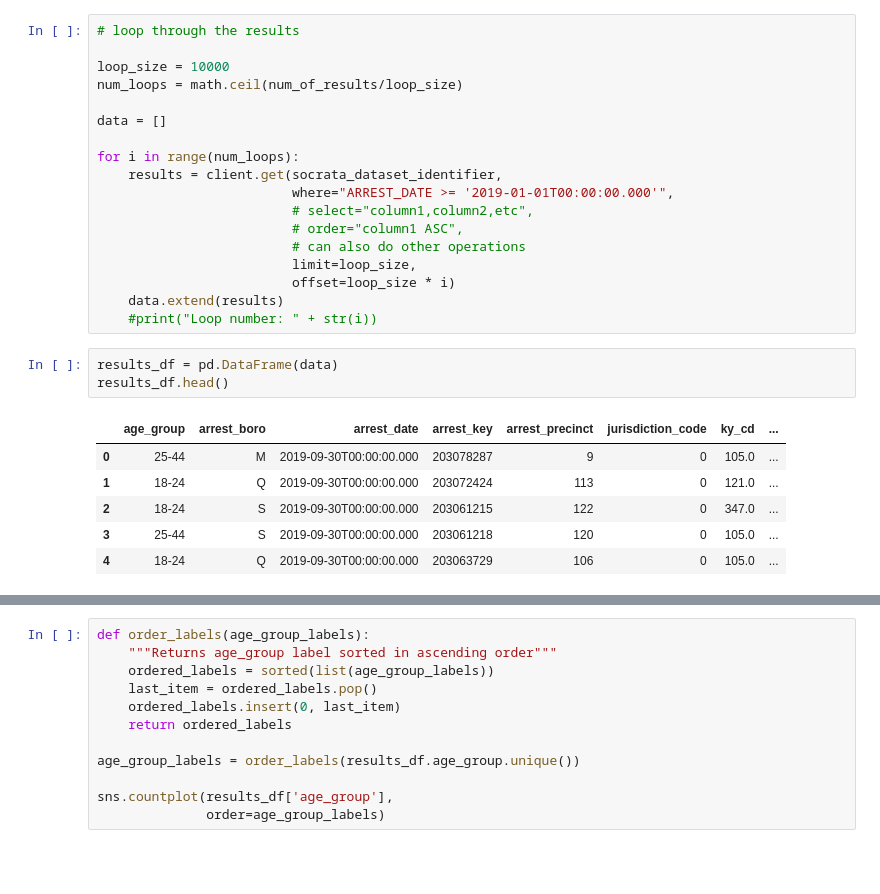
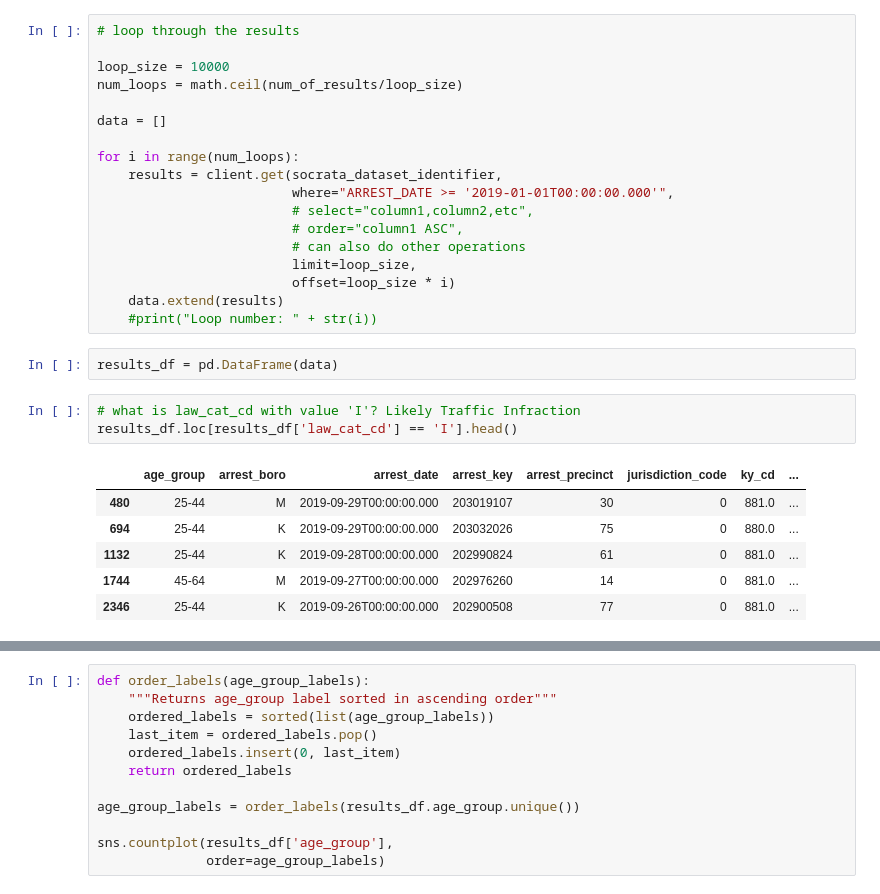
Before and after one commit to atc2146/NYC-Arrests, a Jupyter notebook: nyc-arrest-data.ipynb, the cells around one changed output, grey strips where cells are left out. Cells and saved outputs as stored; diff of their text form; blank space fills up the shorter version.

```diff
--- a/nyc-arrest-data.ipynb
+++ b/nyc-arrest-data.ipynb
@@ -117,11 +117,13 @@ for i in range(num_loops):
     #print("Loop number: " + str(i))
 # %%
 results_df = pd.DataFrame(data)
-results_df.head()
-# %% [output]
-|  | age_group | arrest_boro | arrest_date | arrest_key | arrest_precinct | jurisdiction_code | ky_cd | ... |
-| 0 | 25-44 | M | 2019-09-30T00:00:00.000 | 203078287 | 9 | 0 | 105.0 | ... |
-| 1 | 18-24 | Q | 2019-09-30T00:00:00.000 | 203072424 | 113 | 0 | 121.0 | ... |
-| 2 | 18-24 | S | 2019-09-30T00:00:00.000 | 203061215 | 122 | 0 | 347.0 | ... |
-| 3 | 25-44 | S | 2019-09-30T00:00:00.000 | 203061218 | 120 | 0 | 105.0 | ... |
-| 4 | 18-24 | Q | 2019-09-30T00:00:00.000 | 203063729 | 106 | 0 | 105.0 | ... |
+# %%
+# what is law_cat_cd with value 'I'? Likely Traffic Infraction
+results_df.loc[results_df['law_cat_cd'] == 'I'].head()
+# %% [output]
+|  | age_group | arrest_boro | arrest_date | arrest_key | arrest_precinct | jurisdiction_code | ky_cd | ... |
+| 480 | 25-44 | M | 2019-09-29T00:00:00.000 | 203019107 | 30 | 0 | 881.0 | ... |
+| 694 | 25-44 | K | 2019-09-29T00:00:00.000 | 203032026 | 75 | 0 | 880.0 | ... |
+| 1132 | 25-44 | K | 2019-09-28T00:00:00.000 | 202990824 | 61 | 0 | 881.0 | ... |
+| 1744 | 45-64 | M | 2019-09-27T00:00:00.000 | 202976260 | 14 | 0 | 881.0 | ... |
+| 2346 | 25-44 | K | 2019-09-26T00:00:00.000 | 202900508 | 77 | 0 | 881.0 | ... |
```
Also changed, not shown: parts of 8 cells of this notebook, 1 other file.
